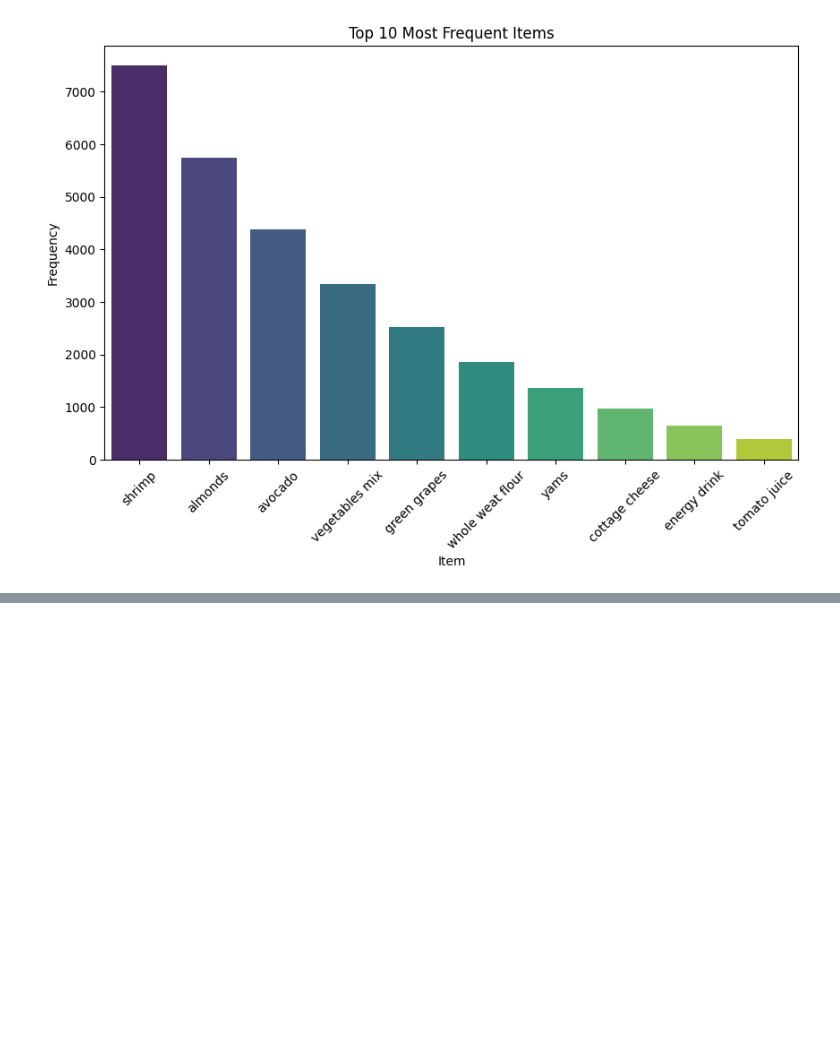
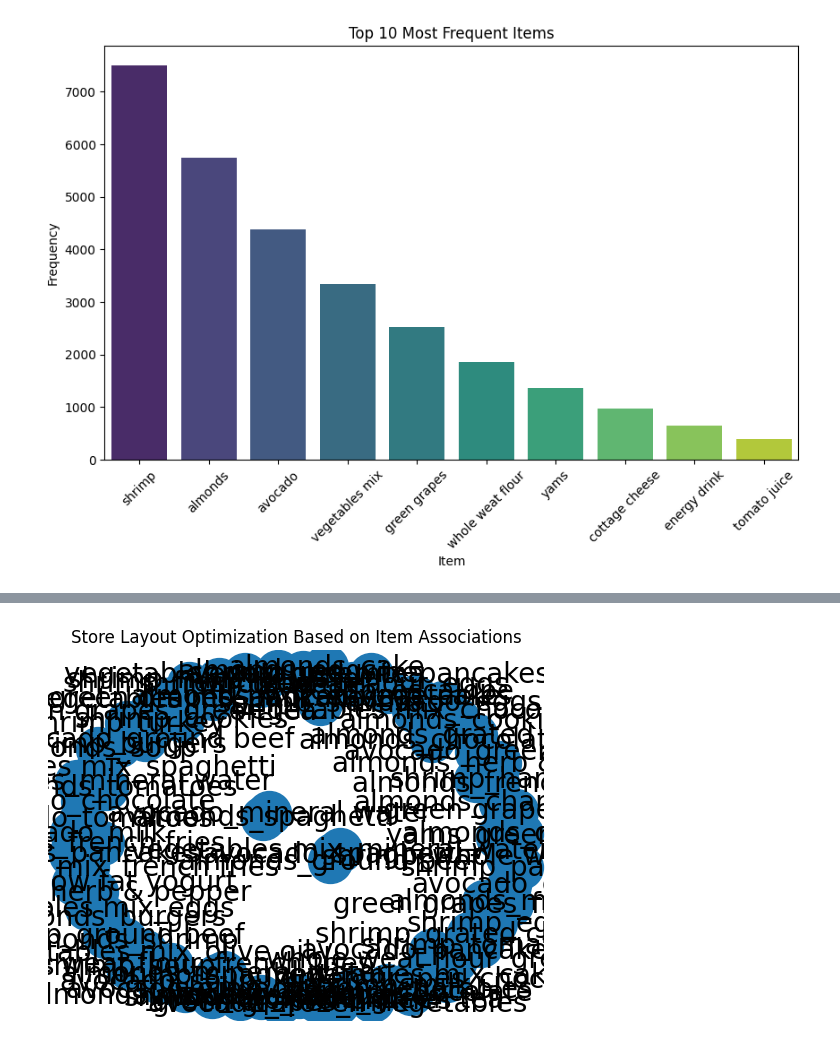
Before and after one commit to GOPIKA-S-S/ML-LAB3, a Jupyter notebook: LAB3.ipynb, the cells around one changed output, grey strips where cells are left out. Saved outputs shown, nothing was run; the diff lists cells and outputs as text; code cells hidden in the pictures; blank space fills up the shorter version.

```diff
--- a/LAB3.ipynb
+++ b/LAB3.ipynb
@@ -99,0 +230,34 @@ plt.show()
+# %%
+import networkx as nx
+# Create a directed graph to represent the relationships
+G = nx.DiGraph()
+
+# Add nodes for items
+for itemset in frequent_itemsets['itemsets']:
+    for item in itemset:
+        G.add_node(item)
+
+# Add edges for association rules
+for _, rule in association_rules_df.iterrows():
+    antecedents = rule['antecedents']
+    consequents = rule['consequents']
+    for antecedent in antecedents:
+        for consequent in consequents:
+            G.add_edge(antecedent, consequent)
+
+# Set node positions for visualization
+pos = nx.spring_layout(G)
+
+# Draw nodes and edges
+nx.draw_networkx_nodes(G, pos, node_size=1000)
+nx.draw_networkx_edges(G, pos, width=5, alpha=0.5)
+
+# Add labels to nodes
+labels = {item: item for item in G.nodes}
+nx.draw_networkx_labels(G, pos, labels, font_size=20, font_color='black')
+
+plt.title('Store Layout Optimization Based on Item Associations')
+plt.axis('off')
+plt.show()
+# %% [output]
+[figure, added]
```
Also changed, not shown: parts of 16 cells of this notebook.
